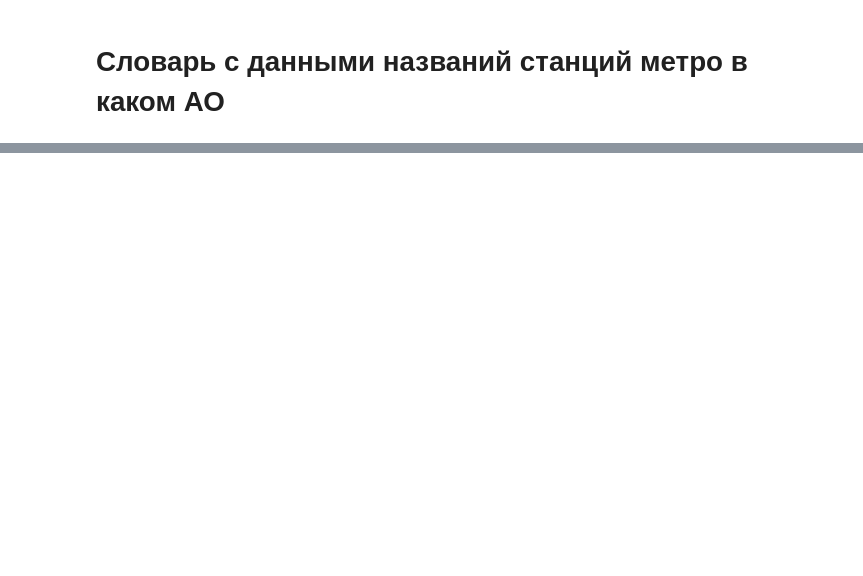
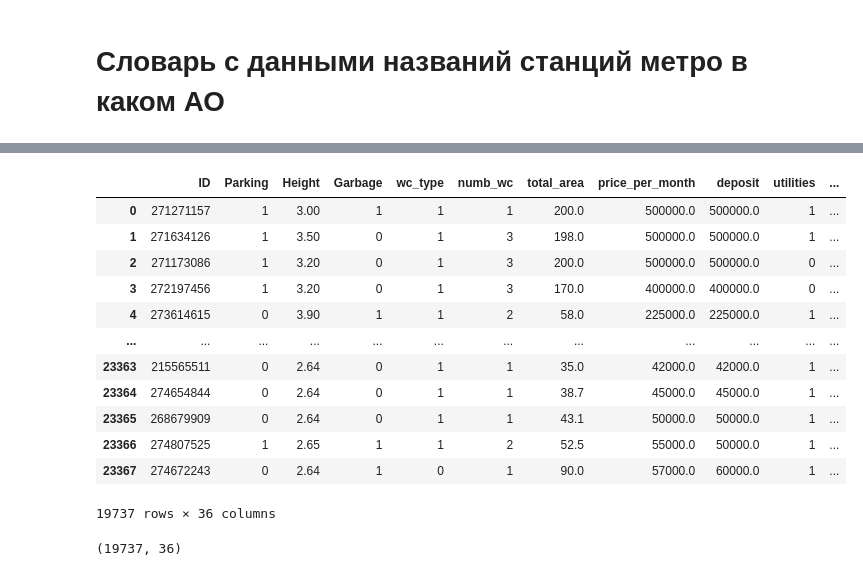
Before and after one commit to vasevooo/EDA-Real-Estate, a Jupyter notebook: preprocessing.ipynb, the cells around one changed output, grey strips where cells are left out. Cells and saved outputs as stored; diff of their text form; code cells hidden in the pictures; blank space fills up the shorter version.

Commit message:
Release 3 - added preprocessing and data.csv file

```diff
--- a/preprocessing.ipynb
+++ b/preprocessing.ipynb
@@ -362,9 +370,12 @@ df['Высота потолков, м'].mask(df['Высота потолков,
 - без ремонта.
 Создали новые 4 колонки для каждого из данных значений. NaN в колонку без ремонта
 # %%
-df['Ремонт'].fillna('Без ремонта', inplace=True)
+df['Ремонт'] = df['Ремонт'].fillna('Без ремонта')
+
 def repair(data, feature):
     for i in data[feature].unique():
-        data[feature + ': ' + i] = (data[feature] == i).astype(int)
+        data[feature + ': ' + str(i)] = (data[feature] == i).astype(int)
 
 repair(df, 'Ремонт')
+
+df['Ремонт'].unique()
@@ -425,0 +456,36 @@ dct = {
+# %%
+df = df.drop(columns=['Ремонт: 0', 'Метро', 'Адрес', 'Площадь, м2', 'Цена', 'Ремонт'], axis=1)
+# %%
+translate = ['ID', 'Parking', 'Height', 'Garbage',
+       'wc_type', 'numb_wc', 'total_area', 'price_per_month',
+       'deposit', 'utilities', 'rental_term', 'advance_payment',
+       'price_per_sqm', 'numb_rooms', 'Adj_room',
+       'Isolated_room', 'floor_apartments', 'numb_floors_build',
+       'Brick', 'Block', 'Monolithic',
+       'Monolith_brick', 'Panelled', 'Stalinist',
+       'old_type', 'Loggia', 'Balcony', 'Children',
+       'pets', 'pass_lift', 'Cargo_lift', 'Proximity_metro',
+       'Repair_Design', 'Repair_Renovation', 'Repair_Redecoration',
+       'No_repair']
+# %%
+df = df.set_axis(translate, axis=1)
+# %%
+df
+# %% [output]
+|  | ID | Parking | Height | Garbage | wc_type | numb_wc | total_area | price_per_month | deposit | utilities | ... |
+| 0 | 271271157 | 1 | 3.00 | 1 | 1 | 1 | 200.0 | 500000.0 | 500000.0 | 1 | ... |
+| 1 | 271634126 | 1 | 3.50 | 0 | 1 | 3 | 198.0 | 500000.0 | 500000.0 | 1 | ... |
+| 2 | 271173086 | 1 | 3.20 | 0 | 1 | 3 | 200.0 | 500000.0 | 500000.0 | 0 | ... |
+| 3 | 272197456 | 1 | 3.20 | 0 | 1 | 3 | 170.0 | 400000.0 | 400000.0 | 0 | ... |
+| 4 | 273614615 | 0 | 3.90 | 1 | 1 | 2 | 58.0 | 225000.0 | 225000.0 | 1 | ... |
+| ... | ... | ... | ... | ... | ... | ... | ... | ... | ... | ... | ... |
+| 23363 | 215565511 | 0 | 2.64 | 0 | 1 | 1 | 35.0 | 42000.0 | 42000.0 | 1 | ... |
+| 23364 | 274654844 | 0 | 2.64 | 0 | 1 | 1 | 38.7 | 45000.0 | 45000.0 | 1 | ... |
+| 23365 | 268679909 | 0 | 2.64 | 0 | 1 | 1 | 43.1 | 50000.0 | 50000.0 | 1 | ... |
+| 23366 | 274807525 | 1 | 2.65 | 1 | 1 | 2 | 52.5 | 55000.0 | 50000.0 | 1 | ... |
+| 23367 | 274672243 | 0 | 2.64 | 1 | 0 | 1 | 90.0 | 57000.0 | 60000.0 | 1 | ... |
+19737 rows × 36 columns
+# %%
+df.shape
+# %% [output]
+(19737, 36)
```
Also changed, not shown: parts of 15 cells of this notebook, 1 other file.
